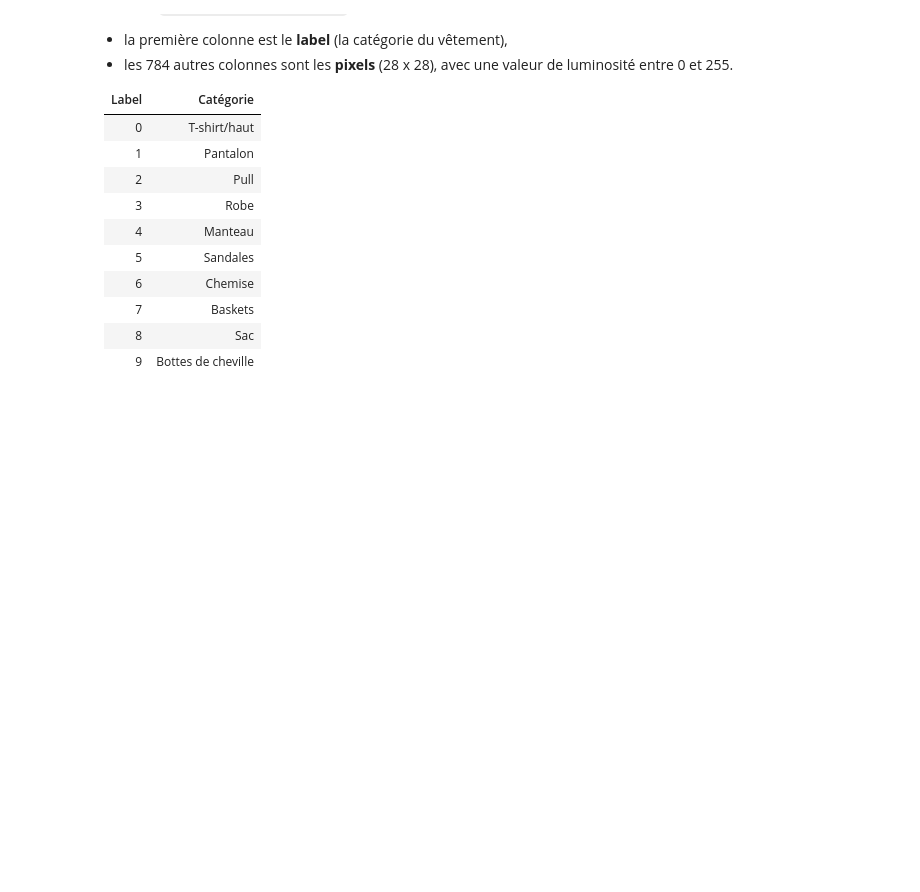
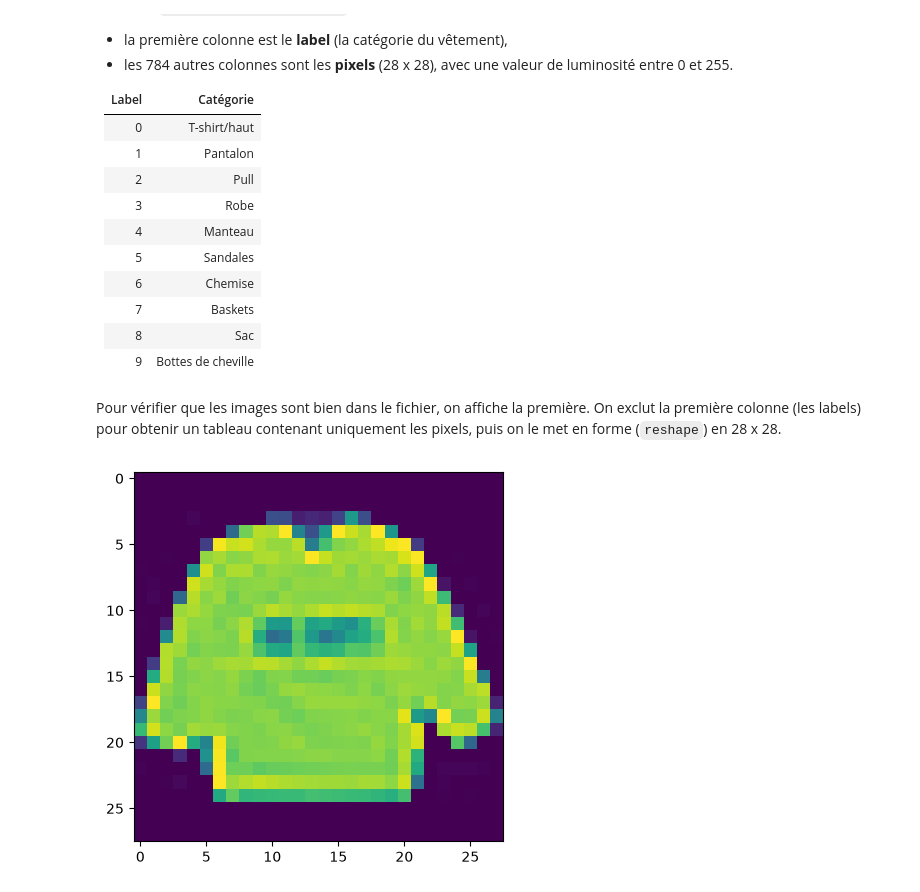
Before and after one commit to Marwan-Maalouf/420-5G4-ML, a Jupyter notebook: analyse_image/classification.ipynb, the cells around one changed output. Drawn from its saved outputs; the diff is of its cells as text; code cells hidden in the pictures; blank space fills up the shorter version.

```diff
--- a/analyse_image/classification.ipynb
+++ b/analyse_image/classification.ipynb
@@ -158,3 +158,15 @@ Le fichier `fashion-mnist_train.csv` contient 60 000 images d'apprentissage. Cha
 # %%
 #Chargement des images
 observations_entrainement = pnd.read_csv('../apprentissage/data/analyse_images/fashion-mnist_train.csv', dtype='uint8')
+# %% [markdown]
+Pour vérifier que les images sont bien dans le fichier, on affiche la première. On exclut la première colonne (les labels) pour obtenir un tableau contenant uniquement les pixels, puis on le met en forme (`reshape`) en 28 x 28.
+# %%
+#On exclut la première colonne (les labels) pour constituer un tableau de pixels
+X = np.array(observations_entrainement.iloc[:, 1:])
+
+premiereImage = X[0]
+premiereImage = premiereImage.reshape([LONGUEUR_IMAGE,LARGEUR_IMAGE])
+plt.imshow(premiereImage)
+plt.show()
+# %% [output]
+[figure, added]
```
Also changed, not shown: parts of 4 cells of this notebook.
